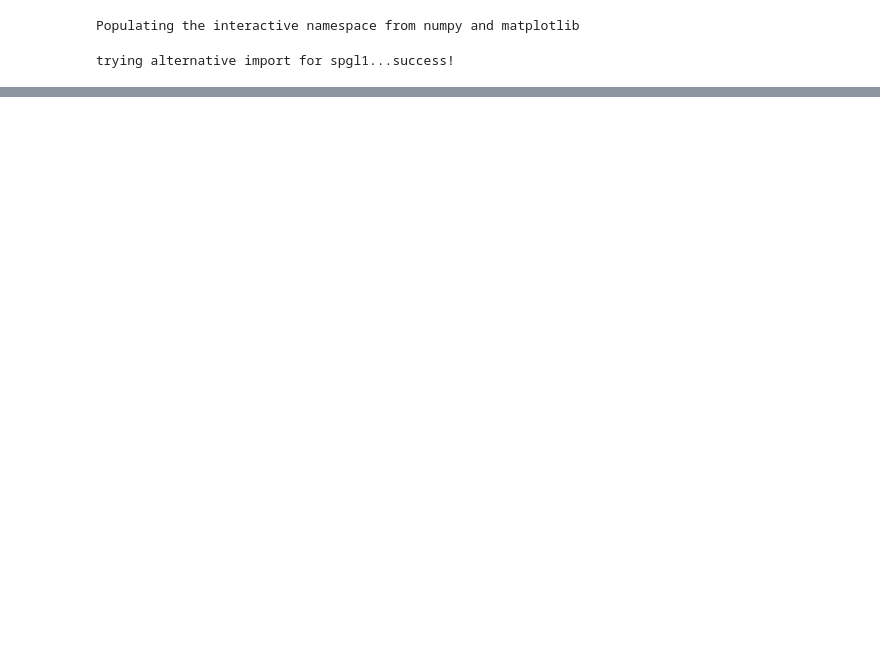
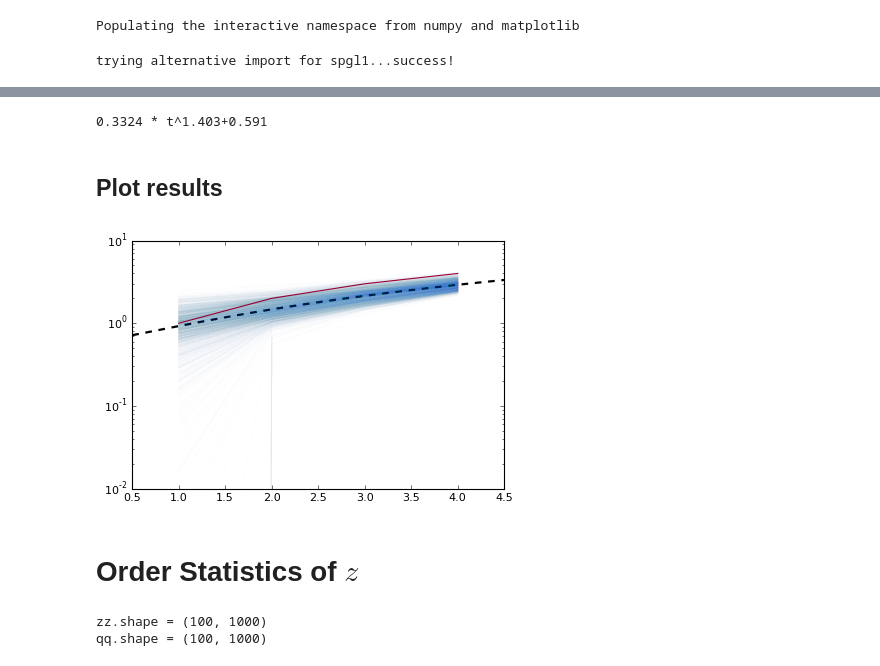
Before and after one commit to asberk/empirical-lasso-mse, a Jupyter notebook: python/Order statistics and BPPD Statistics.ipynb, the cells around one changed output, grey strips where cells are left out. Saved outputs shown, nothing was run; the diff lists cells and outputs as text; code cells hidden in the pictures; blank space fills up the shorter version.

```diff
--- a/python/Order statistics and BPPD Statistics.ipynb
+++ b/python/Order statistics and BPPD Statistics.ipynb
@@ -89,0 +197,3 @@ plt.legend(handles=[p1,p2,p3])
+# %%
+x_train = logNtrain
+y_train = np.log1p(mseTc_train.T.ravel())
@@ -89,0 +202,24 @@ plt.legend(handles=[p1,p2,p3])
+# %%
+w0 = np.ones(3)
+# %%
+res_robust = least_squares(candidateLoss, w0, loss='soft_l1', f_scale=.1, args=(x_train, y_train))
+# %%
+Poly(res_robust.x, [], printCF=True)
+# %% [output]
+0.3324 * t^1.403+0.591
+# %% [markdown]
+## Plot results
+# %%
+x_test = np.linspace(.5, logNmax+.5, 101)
+y_pred = Poly(res_robust.x, x_test)
+# %%
+# See if we can get an analytic approximation to the lines
+plt.plot(x_test, y_pred, 'k--', linewidth=2)
+plt.plot(logNvec, np.log1p(mseTc_sorted.T), alpha=.01, color=(0, 0.45, .8));
+plt.plot(logNvec, logNvec, color=(.6, 0, .2));
+plt.yscale('log');
+plt.ylim(ymin=10**(-2), ymax=10**1);
+# %% [output]
+[figure, added]
+# %% [markdown]
+# Order Statistics of $z$
@@ -89,0 +228,9 @@ plt.legend(handles=[p1,p2,p3])
+# %%
+n = 100
+
+zz = Z[n]
+qq = Q[n]
+print('zz.shape = {}\nqq.shape = {}'.format(zz.shape, qq.shape));
+# %% [output]
+zz.shape = (100, 1000)
+qq.shape = (100, 1000)
```
Also changed, not shown: parts of 91 cells of this notebook, 4 other files.
